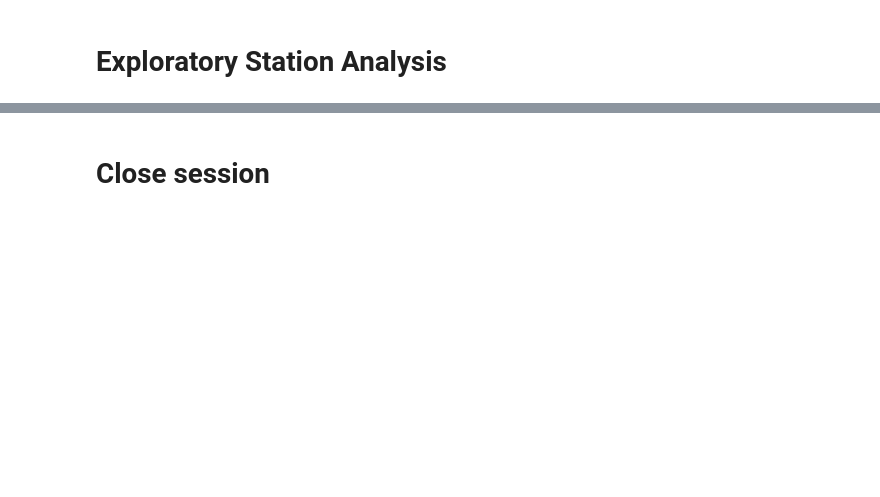
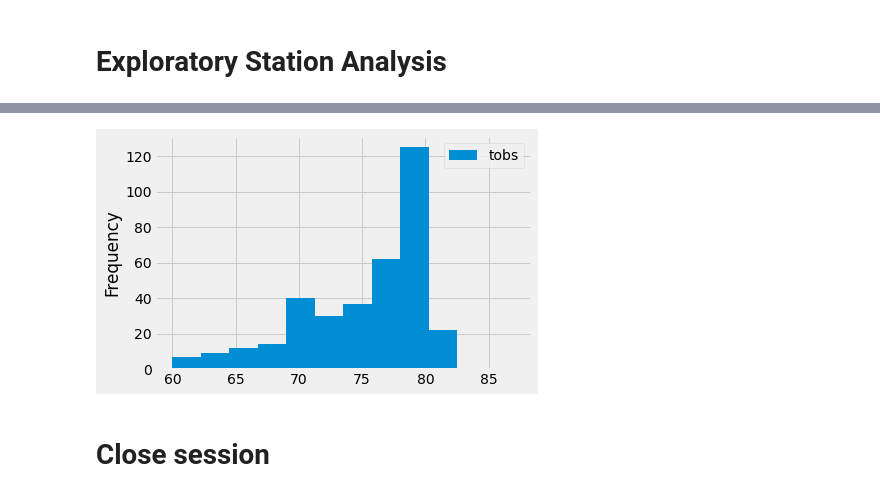
Before and after one commit to davew306/sqlalchemy--challenge, a Jupyter notebook: climate_starter.ipynb, the cells around one changed output, grey strips where cells are left out. Drawn from its saved outputs; the diff is of its cells as text; code cells hidden in the pictures; blank space fills up the shorter version.

```diff
--- a/climate_starter.ipynb
+++ b/climate_starter.ipynb
@@ -17,7 +17,7 @@ from sqlalchemy.orm import Session
 from sqlalchemy import create_engine, func
 # %%
 # create engine to hawaii.sqlite
-engine = create_engine("sqlite:///hawaii.sqlite")
+engine = create_engine("sqlite:///hawaii2.sqlite")
 # %%
 # reflect an existing database into a new model
 Base = automap_base()
@@ -69,3 +254,7 @@ Hawaii = Base.classes.
 # %%
 # Using the most active station id
 # Query the last 12 months of temperature observation data for this station and plot the results as a histogram
+temp_obs = session.query(Measurement.date, Measurement.tobs).\
+    filter(Measurement.station == 'USC00519397').\
+    filter(Measurement.date > '2016-08-23')
+df2 = pd.DataFrame(temp_obs)
@@ -72,3 +277,7 @@ Hawaii = Base.classes.
+# %%
+ax = df2.plot.hist(bins=12)
+# %% [output]
+[figure, added]
 # %% [markdown]
 # Close session
 # %%
```
Also changed, not shown: parts of 30 cells of this notebook, 3 other files.
